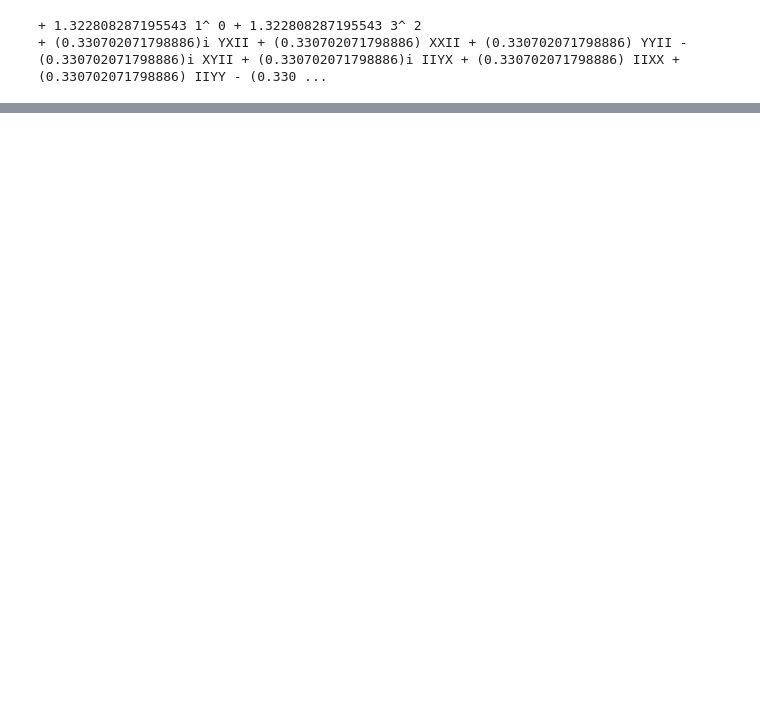
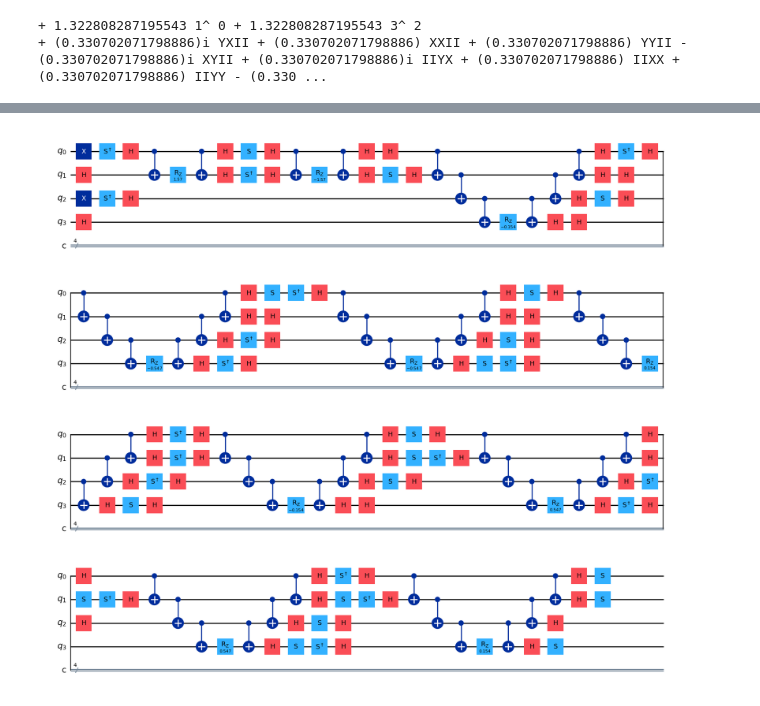
Before and after one commit to N384R/Quantum_Computing, a Jupyter notebook: test_properties.ipynb, the cells around one changed output, grey strips where cells are left out. Cells and saved outputs as stored; diff of their text form; code cells hidden in the pictures; blank space fills up the shorter version.

```diff
--- a/test_properties.ipynb
+++ b/test_properties.ipynb
@@ -46,0 +53,9 @@ ssvqe.transition_matrix(dipole_moment)
+# %%
+from pyscf import gto
+from jqc import VQE, VQD
+from jqc.ansatz import eUCCSD
+
+mol = gto.M(atom='H 0 0 0; H 0 0 0.70', basis='sto-3g')
+vqd = VQD(mol, eUCCSD())
+
+vqd.run()
@@ -46,0 +84,6 @@ ssvqe.transition_matrix(dipole_moment)
+# %%
+qc = vqd.profiles[1].circuit
+
+qc.draw('mpl')
+# %% [output]
+[figure, added]
```
Also changed, not shown: parts of 4 cells of this notebook, 6 other files.
